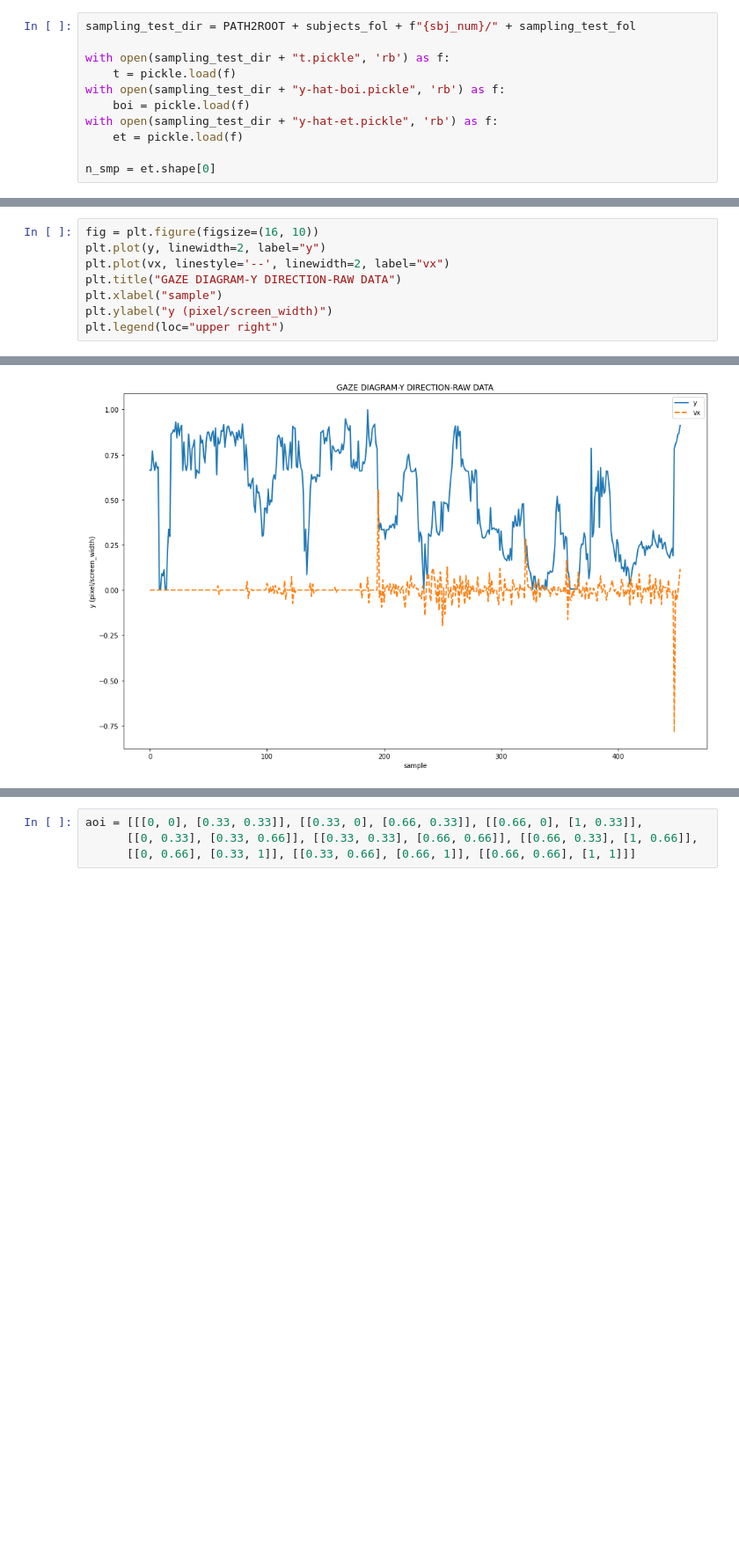
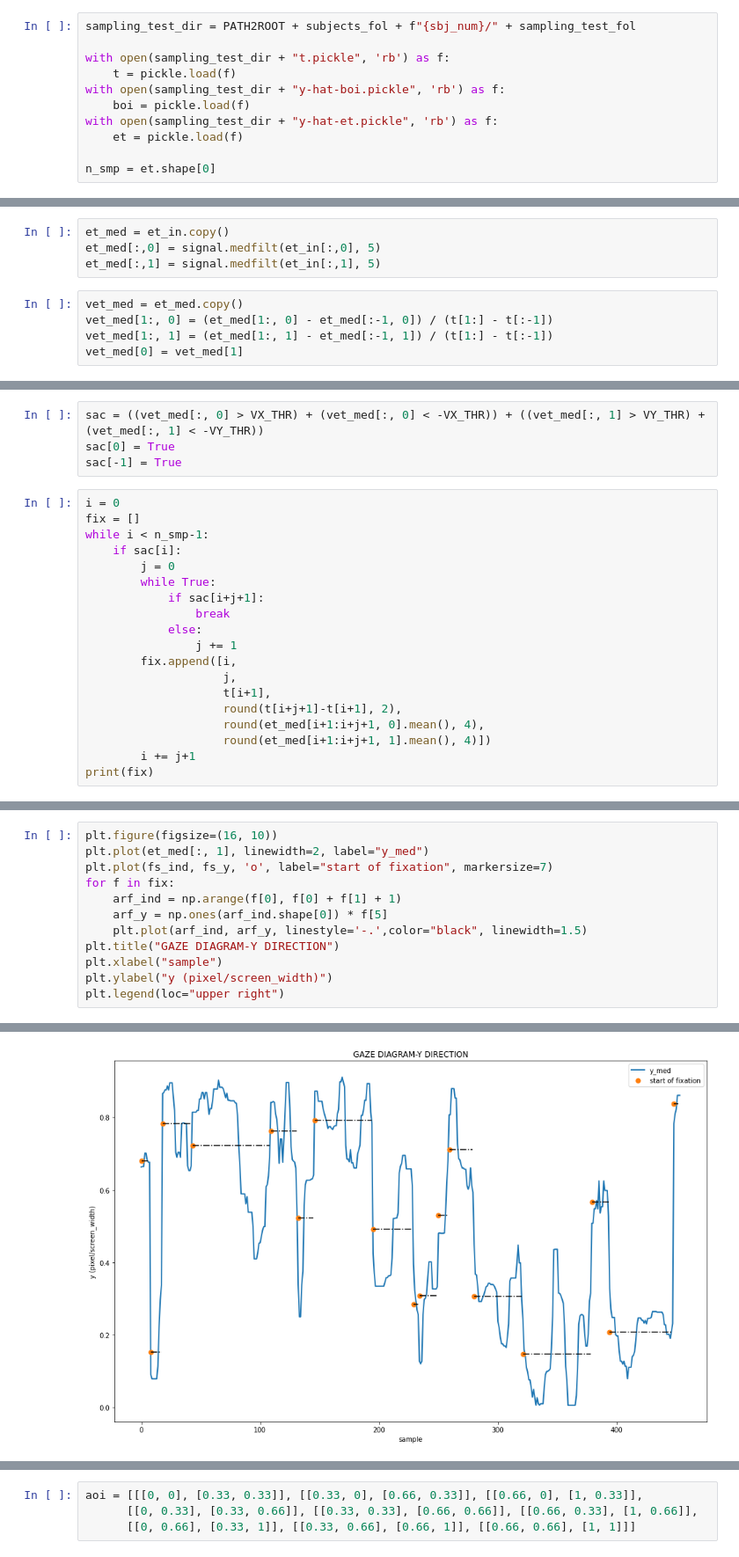
Before and after one commit to MustafaLotfi/Owleye, a Jupyter notebook: run_app/codes/jupyter_notebook/fixations_in_AOIs.ipynb, the cells around one changed output, grey strips where cells are left out. Shown at 88% size. Saved outputs shown, nothing was run; the diff lists cells and outputs as text; blank space fills up the shorter version.

```diff
--- a/run_app/codes/jupyter_notebook/fixations_in_AOIs.ipynb
+++ b/run_app/codes/jupyter_notebook/fixations_in_AOIs.ipynb
@@ -49 +96,10 @@ vyt[0] = vyt[1]
+# %%
+et_med = et_in.copy()
+et_med[:,0] = signal.medfilt(et_in[:,0], 5)
+et_med[:,1] = signal.medfilt(et_in[:,1], 5)
+# %%
+vet_med = et_med.copy()
+vet_med[1:, 0] = (et_med[1:, 0] - et_med[:-1, 0]) / (t[1:] - t[:-1])
+vet_med[1:, 1] = (et_med[1:, 1] - et_med[:-1, 1]) / (t[1:] - t[:-1])
+vet_med[0] = vet_med[1]
 # %%
@@ -81,0 +149,23 @@ plt.legend(loc="upper right")
+# %%
+sac = ((vet_med[:, 0] > VX_THR) + (vet_med[:, 0] < -VX_THR)) + ((vet_med[:, 1] > VY_THR) + (vet_med[:, 1] < -VY_THR))
+sac[0] = True
+sac[-1] = True
+# %%
+i = 0
+fix = []
+while i < n_smp-1:
+    if sac[i]:
+        j = 0
+        while True:
+            if sac[i+j+1]:
+                break
+            else:
+                j += 1
+        fix.append([i,
+                    j,
+                    t[i+1],
+                    round(t[i+j+1]-t[i+1], 2),
+                    round(et_med[i+1:i+j+1, 0].mean(), 4),
+                    round(et_med[i+1:i+j+1, 1].mean(), 4)])
+        i += j+1
+print(fix)
@@ -82,11 +211,15 @@ plt.legend(loc="upper right")
 # %%
-fig = plt.figure(figsize=(16, 10))
-plt.plot(y, linewidth=2, label="y")
-plt.plot(vx, linestyle='--', linewidth=2, label="vx")
-plt.title("GAZE DIAGRAM-Y DIRECTION-RAW DATA")
+plt.figure(figsize=(16, 10))
+plt.plot(et_med[:, 1], linewidth=2, label="y_med")
+plt.plot(fs_ind, fs_y, 'o', label="start of fixation", markersize=7)
+for f in fix:
+    arf_ind = np.arange(f[0], f[0] + f[1] + 1)
+    arf_y = np.ones(arf_ind.shape[0]) * f[5]
+    plt.plot(arf_ind, arf_y, linestyle='-.',color="black", linewidth=1.5)
+plt.title("GAZE DIAGRAM-Y DIRECTION")
 plt.xlabel("sample")
 plt.ylabel("y (pixel/screen_width)")
 plt.legend(loc="upper right")
 # %% [output]
 <matplotlib.legend.Legend at 0x...>
-[figure, old version]
+[figure, new version]
```
Also changed, not shown: parts of 46 cells of this notebook, 5 other files.
